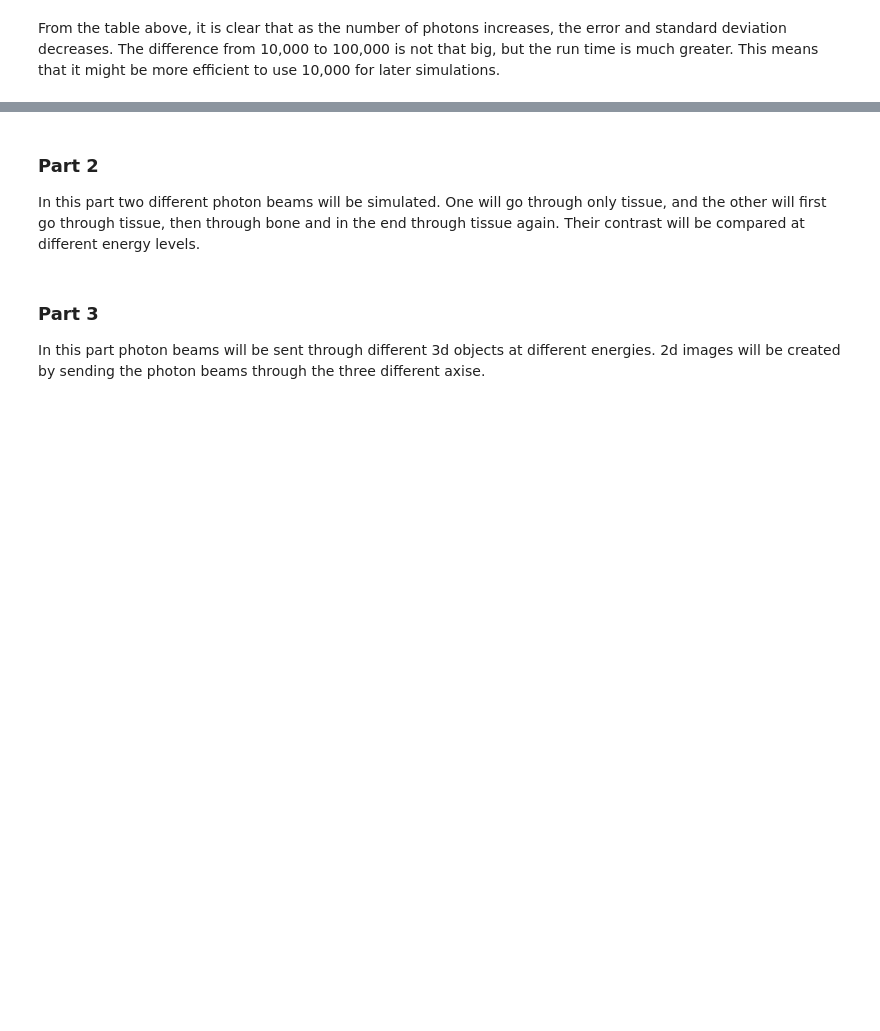
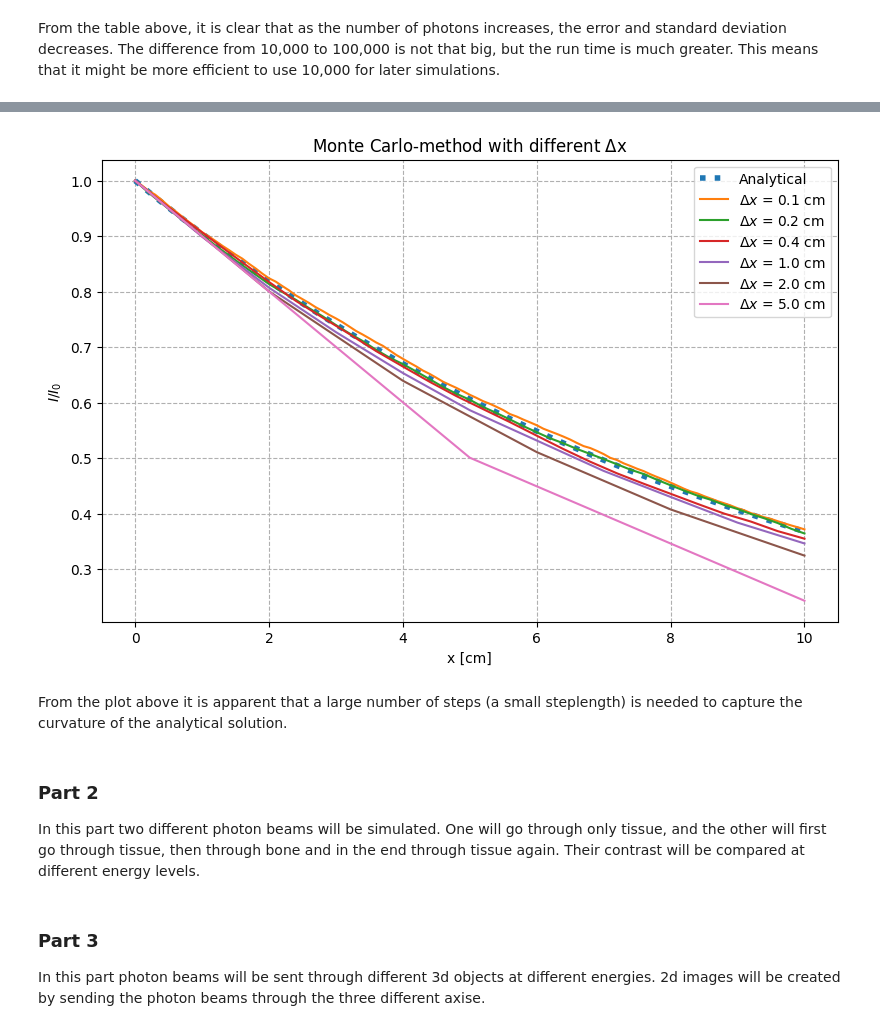
Before and after one commit to TorjeiHelset/Software-and-Computing-for-Applied-Physics, a Jupyter notebook: x-ray-simulation.ipynb, the cells around one changed output, grey strips where cells are left out. Drawn from its saved outputs; the diff is of its cells as text; code cells hidden in the pictures; blank space fills up the shorter version.

Commit message:
Added comparison between numerical and analytical for different steplengths

```diff
--- a/x-ray-simulation.ipynb
+++ b/x-ray-simulation.ipynb
@@ -183,0 +188,7 @@ From the table above, it is clear that as the number of photons increases, the e
+# %%
+n = 10000
+steps = 100
+width = 10
+my1_2 = 0.1 * np.ones(steps)
+print(n, steps, width, my1_2)
+simulate_photons(n,steps, width, my1_2)
@@ -184,3 +215,23 @@ From the table above, it is clear that as the number of photons increases, the e
+# %%
+fig2 = plt.figure()
+plt.plot(x_1, I_analytical, label = "Analytical", linestyle = 'dotted', linewidth = 4)
+n_steps_1_2 = [100, 50, 25, 10, 5, 2] # Different number of steps to compare
+dx1_2 = width_1 / np.array(n_steps_1_2)
+
+# Simulate 100,000 photons through the material with the steplengths definied above
+for i, n_step in enumerate(n_steps_1_2):
+    x1_2 = np.linspace(0, width_1, n_step + 1) # Need new x-axis for each simulation
+    my1_2 = 0.1 * np.ones(n_step) # Dimension of my changes with number of steps
+    I = simulate_photons(n, n_step, width, my1_2) # Do the simulation
+
+    plt.plot(x1_2, I, label = f"$\Delta x$ = {dx1_2[i]} cm")
+
+plt.title("Monte Carlo-method with different $\Delta$x"); plt.xlabel("x [cm]"); plt.ylabel("$I/I_0$"); plt.legend()
+plt.show()
+# %% [output]
+[figure, added]
+# %% [markdown]
+From the plot above it is apparent that a large number of steps (a small steplength) is needed to capture the curvature of the analytical solution.
 # %% [markdown]
 ### Part 2
 
```
Also changed, not shown: parts of 6 cells of this notebook.
